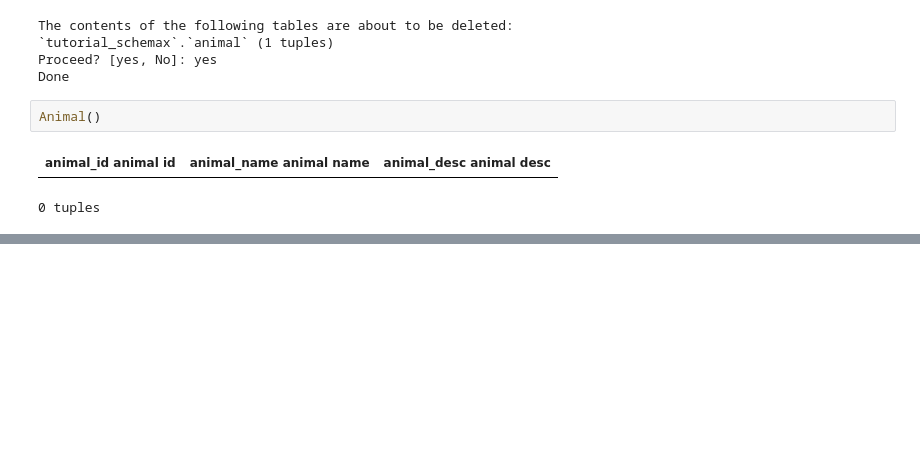
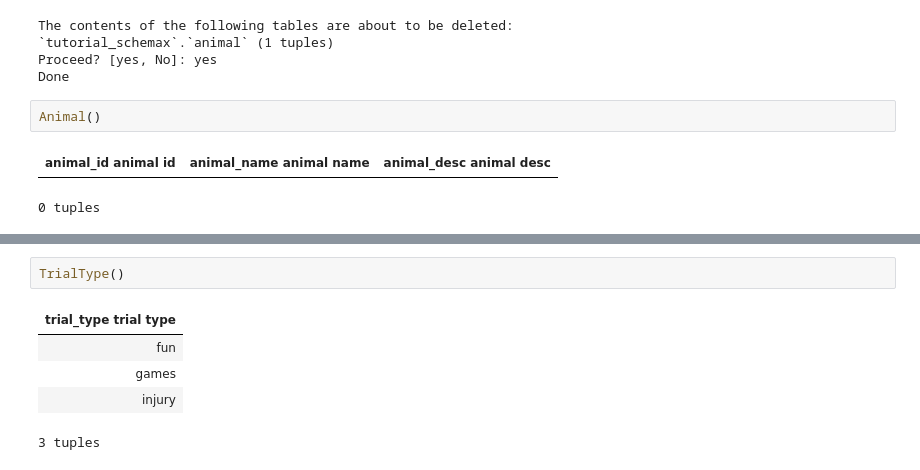
Before and after one commit to ixcat/djwip, a Jupyter notebook: djwip/ixcat/djgrid/djrecord.ipynb, the cells around one changed output, grey strips where cells are left out. Drawn from its saved outputs; the diff is of its cells as text; blank space fills up the shorter version.

```diff
--- a/djwip/ixcat/djgrid/djrecord.ipynb
+++ b/djwip/ixcat/djgrid/djrecord.ipynb
@@ -55,0 +88,8 @@ Animal()
+# %%
+TrialType()
+# %% [output]
+| trial_type trial type |
+| fun |
+| games |
+| injury |
+3 tuples
```
Also changed, not shown: parts of 12 cells of this notebook.
